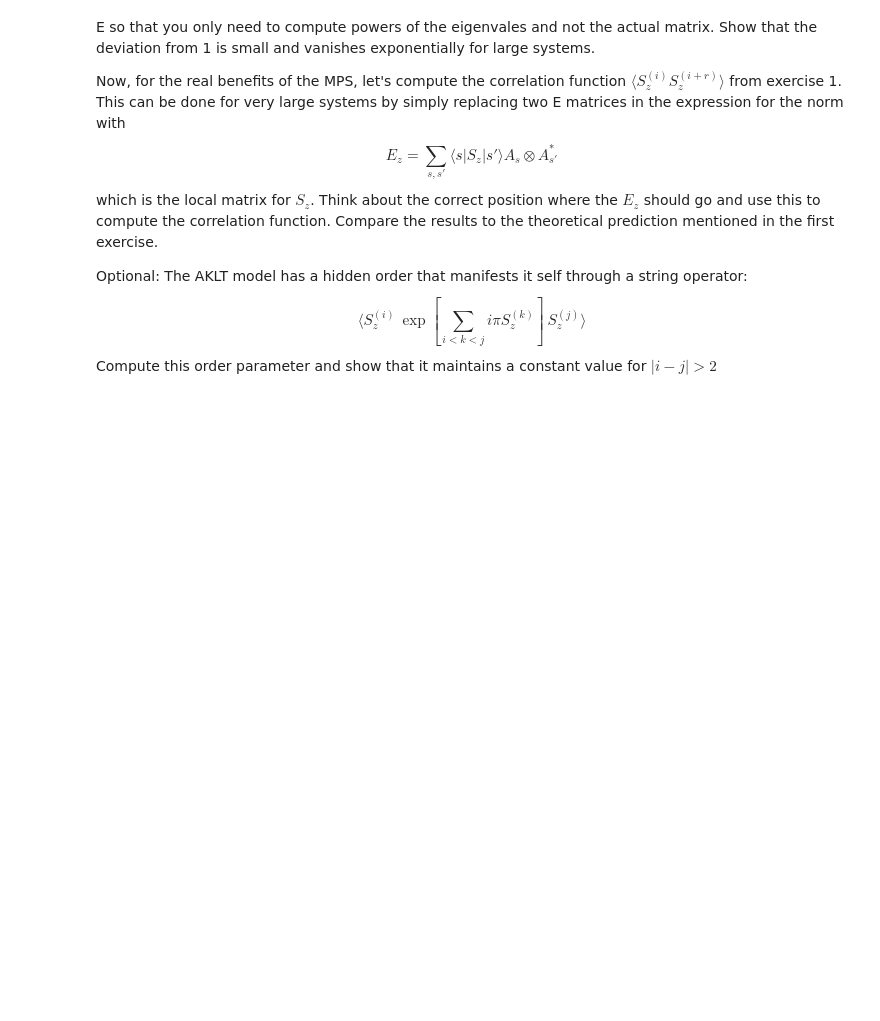
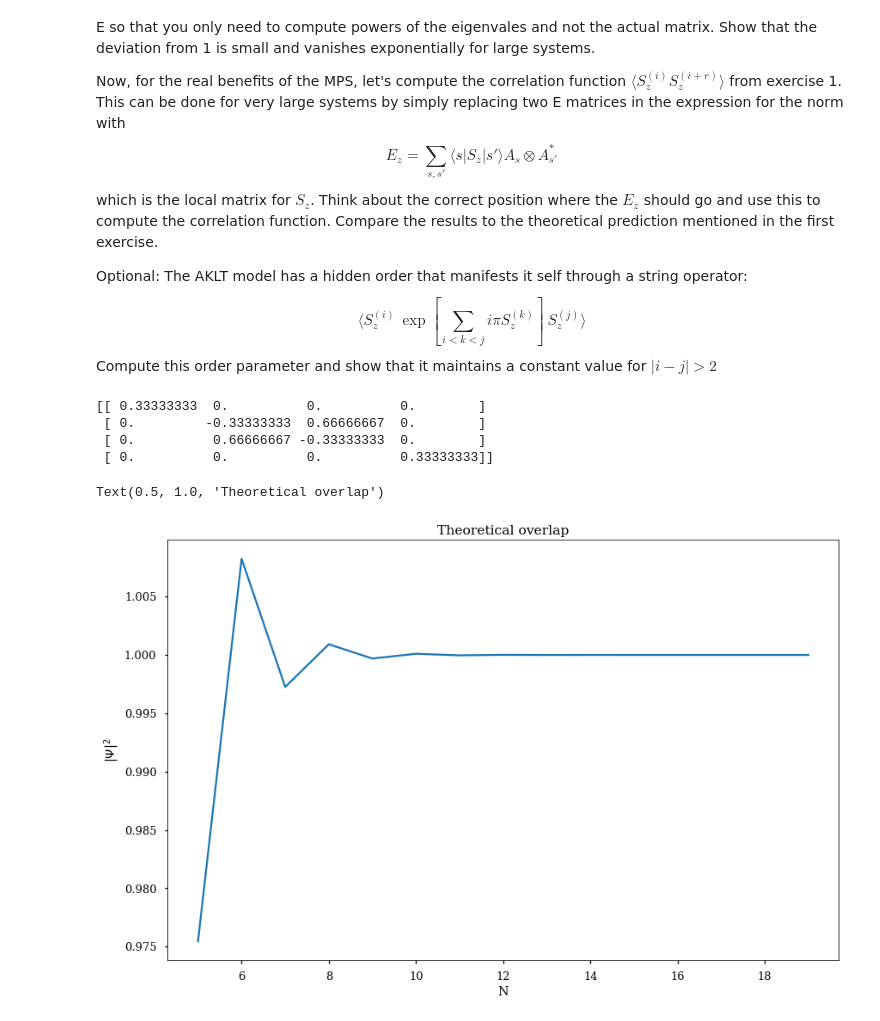
Before and after one commit to mathieukaltschmidt/Computational-Quantum-Dynamics, a Jupyter notebook: Exercise sheet 8/Exercise8_Mathieu-Kaltschmidt_Carl-von-Randow.ipynb, the cells around one changed output. Cells and saved outputs as stored; diff of their text form; code cells hidden in the pictures; blank space fills up the shorter version.

```diff
--- a/Exercise sheet 8/Exercise8_Mathieu-Kaltschmidt_Carl-von-Randow.ipynb
+++ b/Exercise sheet 8/Exercise8_Mathieu-Kaltschmidt_Carl-von-Randow.ipynb
@@ -322,0 +389,51 @@ Compute this order parameter and show that it maintains a constant value for $|i
+# %%
+#Creating an empty matrix
+init = sp.csr_matrix((4,4))
+
+#Adding up the matrixes
+for matrix in AMatrix:
+    init += sp.kron(matrix, np.transpose(matrix))
+print(init.todense())
+
+#calculating Ez, can be done as below, as only the +1 and -1 states contribute due to the orthogonal basis and 0 eigval
+#of the 0 state leaving all other possibilites to fall out
+Ez = sp.kron(AMatrix[0], np.transpose(AMatrix[0])) - sp.kron(AMatrix[2], np.transpose(AMatrix[2]))
+# %% [output]
+[[ 0.33333333  0.          0.          0.        ]
+ [ 0.         -0.33333333  0.66666667  0.        ]
+ [ 0.          0.66666667 -0.33333333  0.        ]
+ [ 0.          0.          0.          0.33333333]]
+# %%
+#calculating the Eigenvalues
+def trace(N):
+    eigval, eigvec = scipy.linalg.eigh(init.todense())
+    #start tracing by adding up the eigenvalues
+    overlap=0
+    for i in range(len(eigval)):
+        overlap += eigval[i]**N
+    return overlap
+
+
+
+def expect(j,r,N):
+    """
+    calculation of the expectation value j refers to the first spin and r
+    is the diference to the second and N the number of total spins
+    """
+    i = j+r
+    tmp = init**(j-1) @ Ez @ init**(i-j-1) @ Ez @ init**(N-i)
+
+    return np.trace(tmp.toarray())
+# %%
+Nvals2 = np.arange(5,20,1)
+overlaps_i =[]
+for x_i in Nvals:
+    one = trace(x_i)
+    overlaps_i.append(one)
+plt.plot(Nvals2, abs(np.array(overlaps_i)**2))
+plt.xlabel("N")
+plt.ylabel("$|\Psi|^2$")
+plt.title("Theoretical overlap")
+# %% [output]
+Text(0.5, 1.0, 'Theoretical overlap')
+[figure, added]
```
Also changed, not shown: parts of 18 cells of this notebook.
